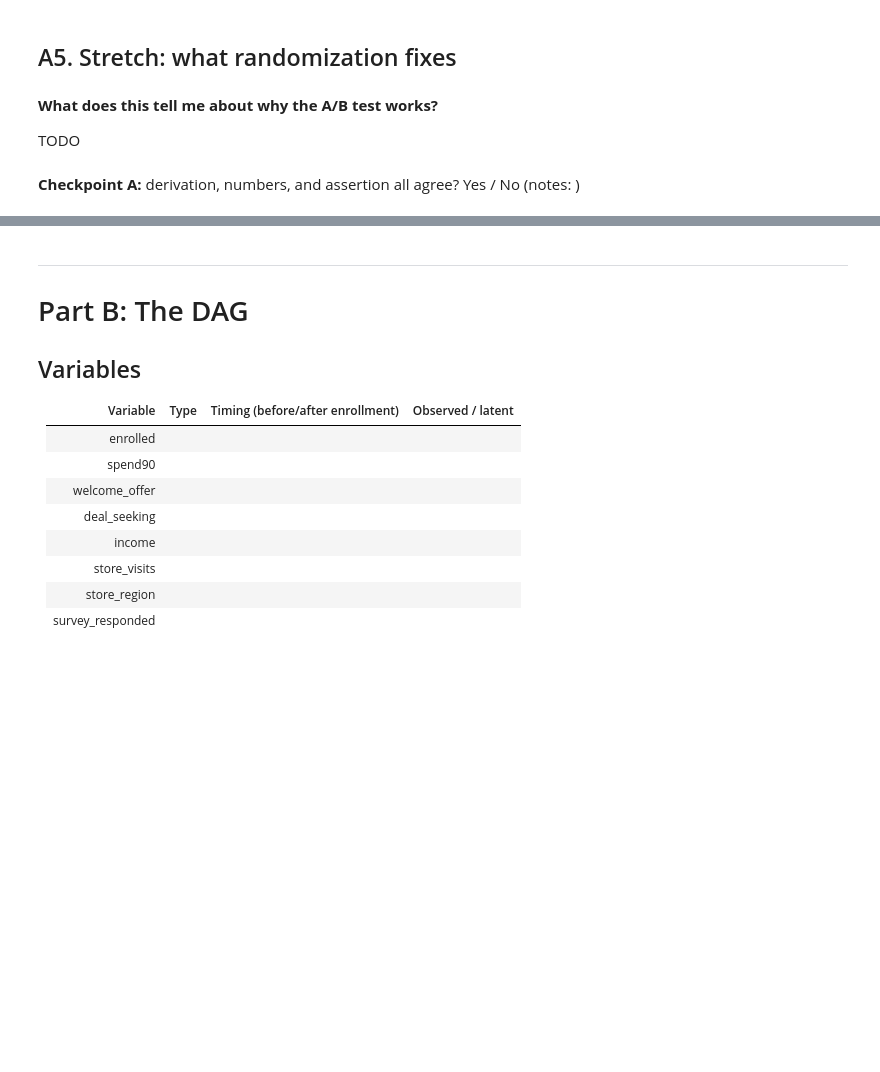
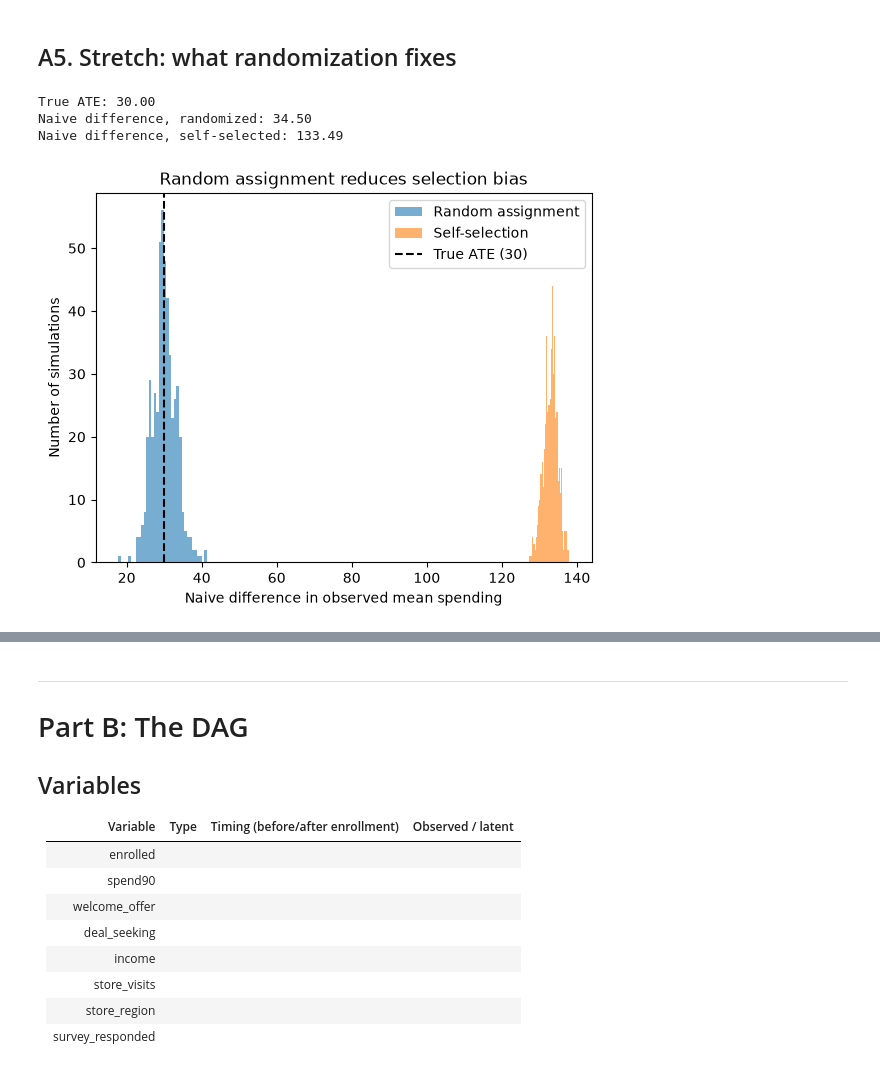
Before and after one commit to FrostyLop/causal-loyalty-program, a Jupyter notebook: notebooks/01_causal_framing.ipynb, the cells around one changed output, grey strips where cells are left out. Cells and saved outputs as stored; diff of their text form; code cells hidden in the pictures; blank space fills up the shorter version.

Commit message:
Adding initial sample estimates and basic simulation

```diff
--- a/notebooks/01_causal_framing.ipynb
+++ b/notebooks/01_causal_framing.ipynb
@@ -221,6 +232,47 @@ TODO
-# %% [markdown]
-**What does this tell me about why the A/B test works?**
-
-TODO
-# %% [markdown]
-**Checkpoint A:** derivation, numbers, and assertion all agree? Yes / No (notes: )
+# %%
+n = 5_000
+repetitions = 500
+rng = np.random.default_rng(42)
+
+# Create potential outcomes for the same simulated customers.
+y0 = rng.lognormal(mean=5.0, sigma=0.6, size=n)  # spending without the program
+y1 = y0 + 30                                     # spending with the program
+true_ate = (y1 - y0).mean()
+
+# In the self-selected case, higher baseline spenders are more likely to enroll.
+z = (y0 - y0.mean()) / y0.std()
+p_enroll = 1 / (1 + np.exp(-1.5 * z))
+
+def naive_difference(d):
+    observed_y = np.where(d == 1, y1, y0)
+    return observed_y[d == 1].mean() - observed_y[d == 0].mean()
+
+# Compare one assignment under each approach.
+d_random = rng.binomial(1, 0.5, size=n)  # coin-flip assignment
+d_self_selected = rng.binomial(1, p_enroll)
+
+print(f"True ATE: {true_ate:.2f}")
+print(f"Naive difference, randomized: {naive_difference(d_random):.2f}")
+print(f"Naive difference, self-selected: {naive_difference(d_self_selected):.2f}")
+
+# Repeat assignments to compare the distributions of naive estimates.
+random_estimates = []
+self_selected_estimates = []
+
+for _ in range(repetitions):
+    random_estimates.append(naive_difference(rng.binomial(1, 0.5, size=n)))
+    self_selected_estimates.append(naive_difference(rng.binomial(1, p_enroll)))
+
+plt.hist(random_estimates, bins=35, alpha=0.6, label="Random assignment")
+plt.hist(self_selected_estimates, bins=35, alpha=0.6, label="Self-selection")
+plt.axvline(true_ate, color="black", linestyle="--", label=f"True ATE ({true_ate:.0f})")
+plt.xlabel("Naive difference in observed mean spending")
+plt.ylabel("Number of simulations")
+plt.title("Random assignment reduces selection bias")
+plt.legend()
+plt.show()
+# %% [output]
+True ATE: 30.00
+Naive difference, randomized: 34.50
+Naive difference, self-selected: 133.49
+[figure, added]
```
Also changed, not shown: parts of 10 cells of this notebook.
